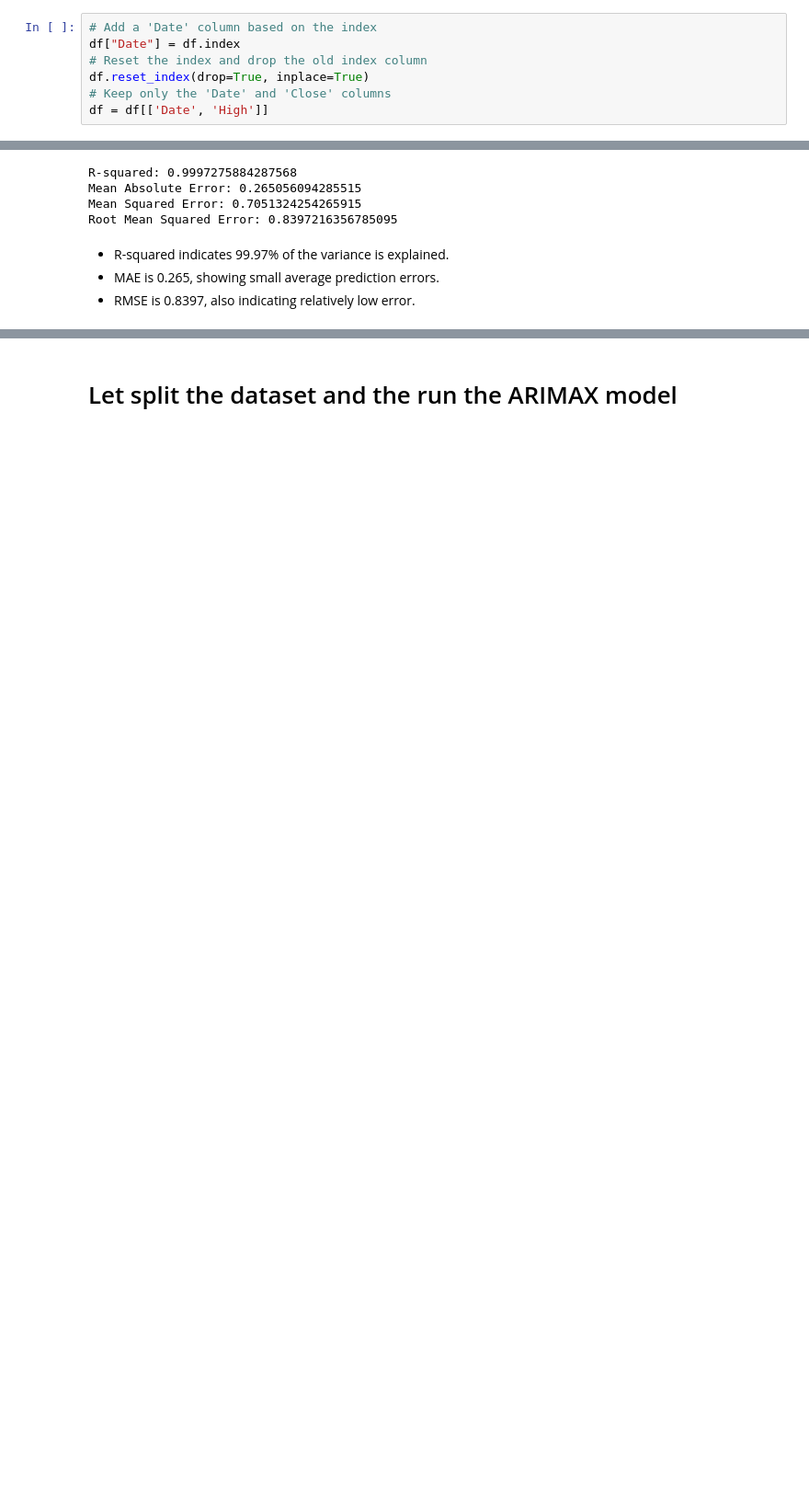
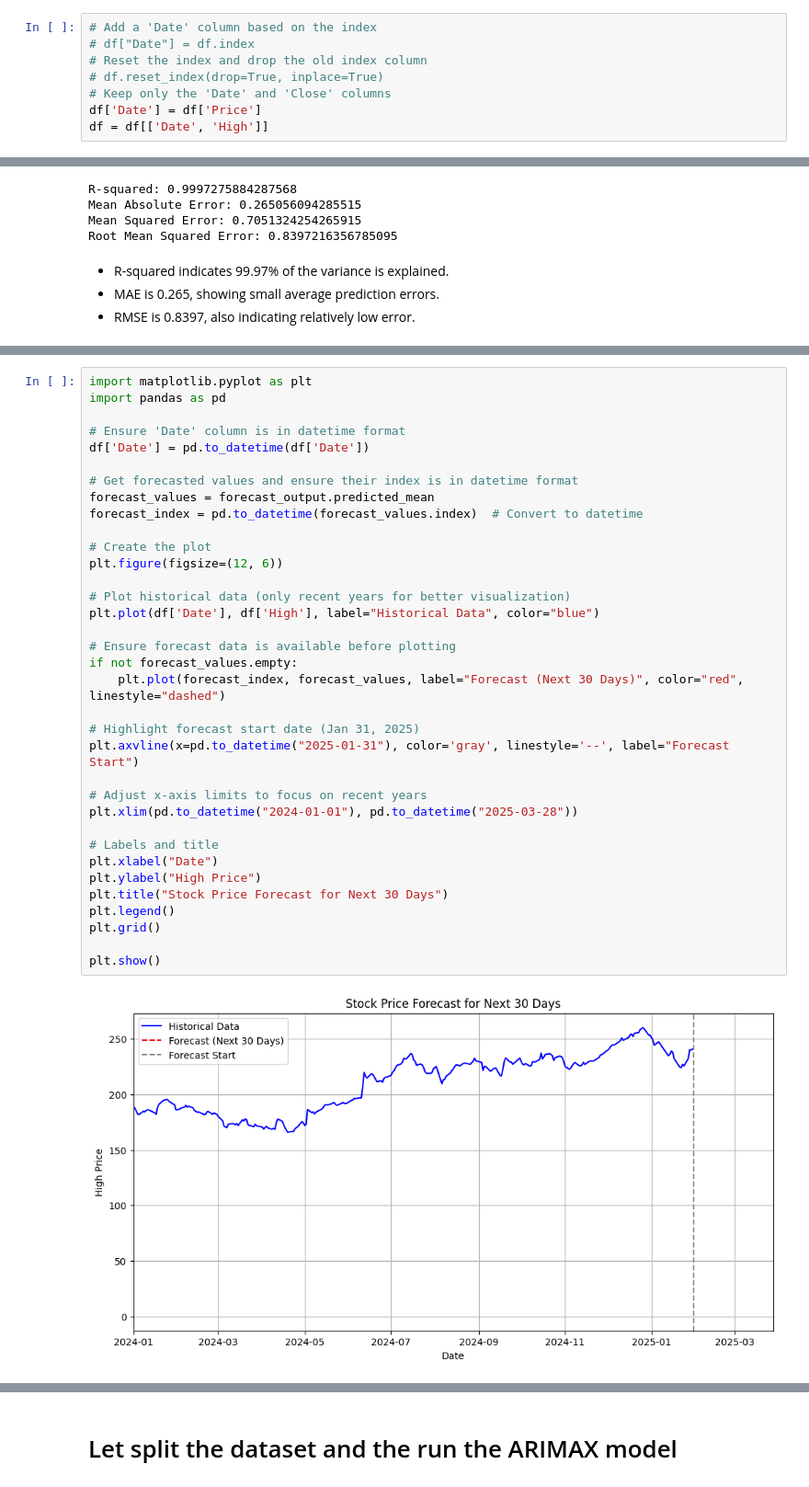
Before and after one commit to Kanchan786786/Capstone_project-, a Jupyter notebook: Capstone Models1.ipynb, the cells around one changed output, grey strips where cells are left out. Shown at 92% size. Drawn from its saved outputs; the diff is of its cells as text; blank space fills up the shorter version.

```diff
--- a/Capstone Models1.ipynb
+++ b/Capstone Models1.ipynb
@@ -1391,8 +1400,9 @@ print(df[df.isnull().any(axis=1)])
 [11124 rows x 20 columns]
 # %%
 # Add a 'Date' column based on the index
-df["Date"] = df.index
+# df["Date"] = df.index
 # Reset the index and drop the old index column
-df.reset_index(drop=True, inplace=True)
+# df.reset_index(drop=True, inplace=True)
 # Keep only the 'Date' and 'Close' columns
+df['Date'] = df['Price']
 df = df[['Date', 'High']]
@@ -1616,0 +1679,37 @@ Root Mean Squared Error: 0.8397216356785095
+# %%
+import matplotlib.pyplot as plt
+import pandas as pd
+
+# Ensure 'Date' column is in datetime format
+df['Date'] = pd.to_datetime(df['Date'])
+
+# Get forecasted values and ensure their index is in datetime format
+forecast_values = forecast_output.predicted_mean
+forecast_index = pd.to_datetime(forecast_values.index)  # Convert to datetime
+
+# Create the plot
+plt.figure(figsize=(12, 6))
+
+# Plot historical data (only recent years for better visualization)
+plt.plot(df['Date'], df['High'], label="Historical Data", color="blue")
+
+# Ensure forecast data is available before plotting
+if not forecast_values.empty:
+    plt.plot(forecast_index, forecast_values, label="Forecast (Next 30 Days)", color="red", linestyle="dashed")
+
+# Highlight forecast start date (Jan 31, 2025)
+plt.axvline(x=pd.to_datetime("2025-01-31"), color='gray', linestyle='--', label="Forecast Start")
+
+# Adjust x-axis limits to focus on recent years
+plt.xlim(pd.to_datetime("2024-01-01"), pd.to_datetime("2025-03-28"))
+
+# Labels and title
+plt.xlabel("Date")
+plt.ylabel("High Price")
+plt.title("Stock Price Forecast for Next 30 Days")
+plt.legend()
+plt.grid()
+
+plt.show()
+# %% [output]
+[figure, added]
```
Also changed, not shown: parts of 19 cells of this notebook.
